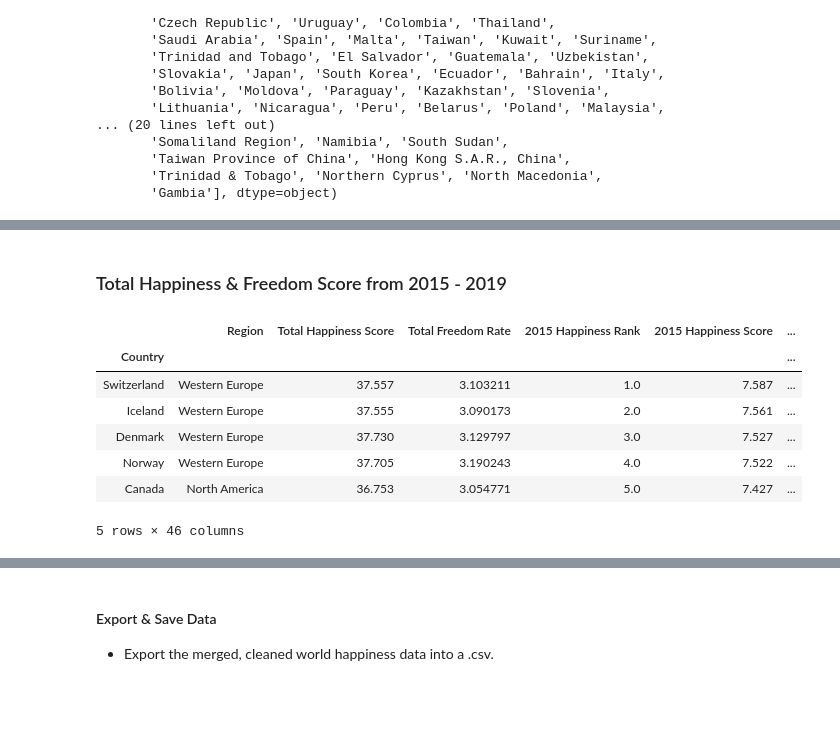
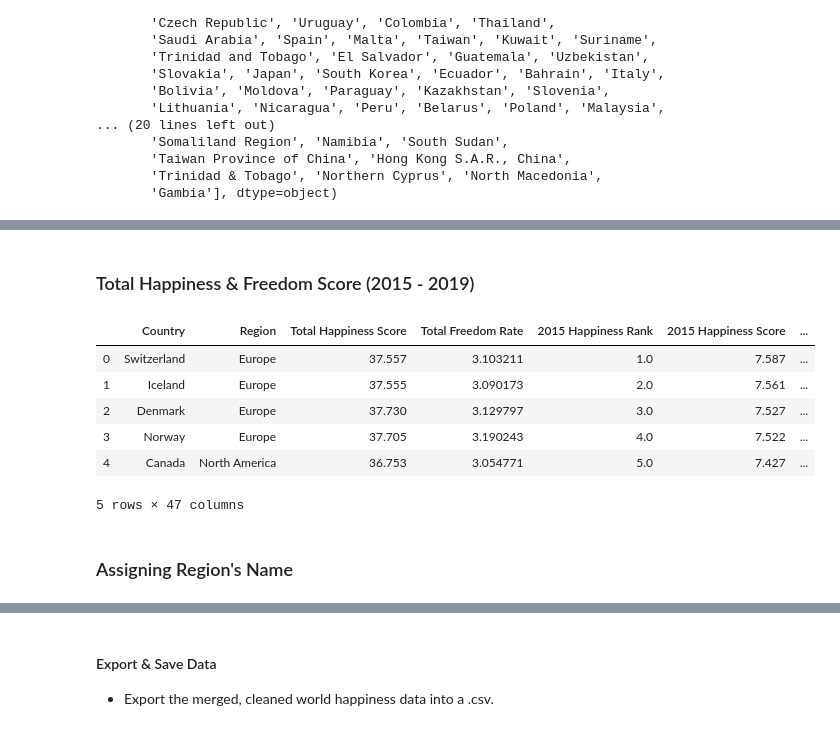
Before and after one commit to jeosqueri/Protest-Happiness-Analysis, a Jupyter notebook: Clean_World_Happiness.ipynb, the cells around one changed output, grey strips where cells are left out. Cells and saved outputs as stored; diff of their text form; code cells hidden in the pictures; blank space fills up the shorter version.

```diff
--- a/Clean_World_Happiness.ipynb
+++ b/Clean_World_Happiness.ipynb
@@ -21,7 +22,7 @@ warnings.filterwarnings("ignore")
 H_2015 = "Happiness_Data/2015.csv"
 H_2016 = "Happiness_Data/2016.csv"
 H_2017 = "Happiness_Data/2017.csv"
-H_2018 = "Happiness_Dapd.read_csv(H_2015)ta/2018.csv"
+H_2018 = "Happiness_Data/2018.csv"
 H_2019 = "Happiness_Data/2019.csv"
 
 Happiness_2015 = pd.read_csv(H_2015)
@@ -379,0 +372,12 @@ array(['Switzerland', 'Iceland', 'Denmark', 'Norway', 'Canada', 'Finland',
+# %%
+clean_combined_happiness.Region[clean_combined_happiness['Region'] == 'Western Europe' ] = 'Europe'
+clean_combined_happiness.Region[clean_combined_happiness['Region'] == 'Eastern Europe' ] = 'Europe'
+clean_combined_happiness.Region[clean_combined_happiness['Region'] == 'Central and Eastern Europe' ] = 'Europe'
+
+clean_combined_happiness.Region[clean_combined_happiness['Region'] == 'Southern Asia' ] = 'Asia'
+clean_combined_happiness.Region[clean_combined_happiness['Region'] == 'Southeastern Asia' ] = 'Asia'
+clean_combined_happiness.Region[clean_combined_happiness['Region'] == 'Eastern Asia' ] = 'Asia'
+
+clean_combined_happiness.Region[clean_combined_happiness['Region'] == 'Latin America and Caribbean' ] = 'South America'
+
+clean_combined_happiness.head()
@@ -380,36 +392,37 @@ array(['Switzerland', 'Iceland', 'Denmark', 'Norway', 'Canada', 'Finland',
 # %% [markdown]
-### Total Happiness & Freedom Score from 2015 - 2019
+### Total Happiness & Freedom Score (2015 - 2019)
 # %%
 #---------------"Total Hapiness Score"-----New-----Column------
 
 # Create a new column called "Total Happiness Score" and add up each country's hapiness score per year for our final analysis
 clean_combined_happiness["Total Happiness Score"] = clean_combined_happiness["2015 Happiness Score"] + clean_combined_happiness["2016 Happiness Score"] + clean_combined_happiness["2017 Happiness Score"] + clean_combined_happiness["2018 Happiness Score"] + clean_combined_happiness["2019 Happiness Score"]
 
 # Move new column "Total Happiness Score" from end of dataframe & place it next to Region
 col_name="Total Happiness Score"
 first_col = clean_combined_happiness.pop(col_name)
 clean_combined_happiness.insert(2, col_name, first_col)
 
 #---------------"Total Freedom Rate"-----New-----Column------
 
 # Create a new column called "Total Freedom Rate" and add up each country's freedom rate per year for our final analysis
 clean_combined_happiness["Total Freedom Rate"] = clean_combined_happiness["2015 Freedom"] + clean_combined_happiness["2016 Freedom"] + clean_combined_happiness["2017 Freedom"] + clean_combined_happiness["2018 Freedom"] + clean_combined_happiness["2019 Freedom"]
 
 # Move new column "Total Freedom Rate" from end of dataframe & place it next to Total Happiness Score
 col_name="Total Freedom Rate"
 first_col = clean_combined_happiness.pop(col_name)
 clean_combined_happiness.insert(3, col_name, first_col)
 
 # Set the index of this new dataframe to be the Country
-clean_combined_happiness = clean_combined_happiness.set_index("Country")
+#clean_combined_happiness = clean_combined_happiness.set_index("Country")
 
 clean_combined_happiness.head()
 # %% [output]
-|  | Region | Total Happiness Score | Total Freedom Rate | 2015 Happiness Rank | 2015 Happiness Score | ... |
-| Country |  |  |  |  |  | ... |
-| Switzerland | Western Europe | 37.557 | 3.103211 | 1.0 | 7.587 | ... |
-| Iceland | Western Europe | 37.555 | 3.090173 | 2.0 | 7.561 | ... |
-| Denmark | Western Europe | 37.730 | 3.129797 | 3.0 | 7.527 | ... |
-| Norway | Western Europe | 37.705 | 3.190243 | 4.0 | 7.522 | ... |
-| Canada | North America | 36.753 | 3.054771 | 5.0 | 7.427 | ... |
+|  | Country | Region | Total Happiness Score | Total Freedom Rate | 2015 Happiness Rank | 2015 Happiness Score | ... |
+| 0 | Switzerland | Europe | 37.557 | 3.103211 | 1.0 | 7.587 | ... |
+| 1 | Iceland | Europe | 37.555 | 3.090173 | 2.0 | 7.561 | ... |
+| 2 | Denmark | Europe | 37.730 | 3.129797 | 3.0 | 7.527 | ... |
+| 3 | Norway | Europe | 37.705 | 3.190243 | 4.0 | 7.522 | ... |
+| 4 | Canada | North America | 36.753 | 3.054771 | 5.0 | 7.427 | ... |
-5 rows × 46 columns
+5 rows × 47 columns
+# %% [markdown]
+### Assigning Region's Name
```
Also changed, not shown: parts of 11 cells of this notebook, 1 other file.
